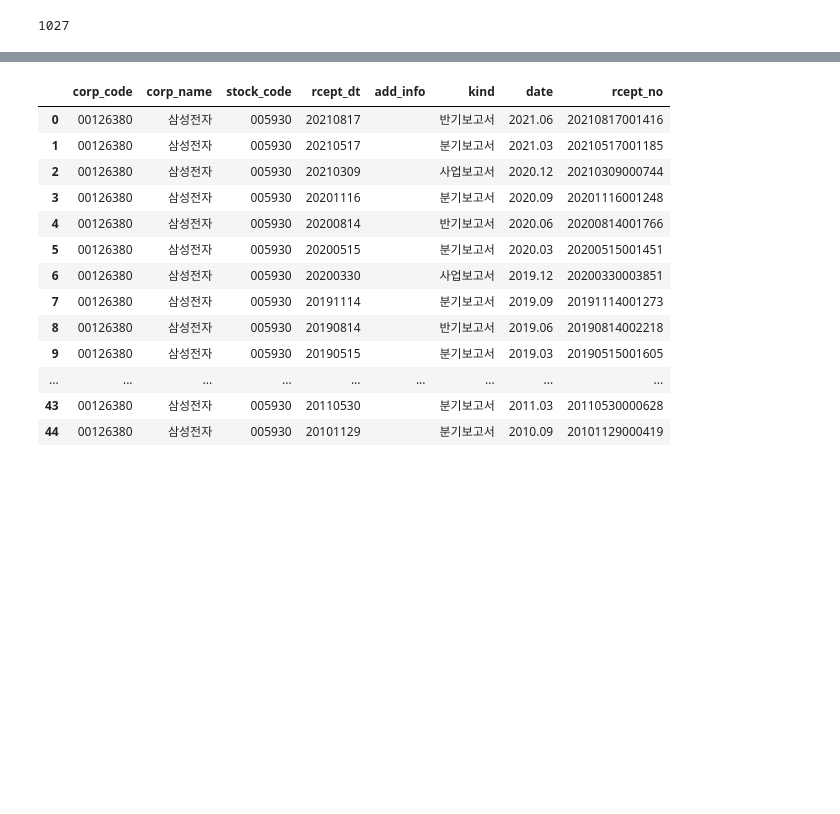
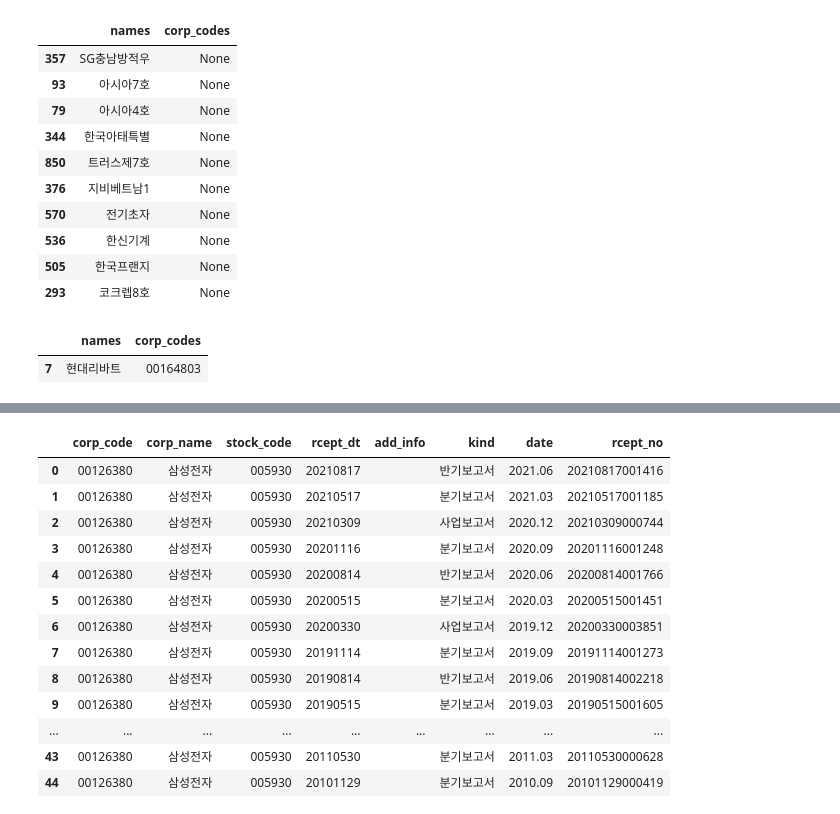
Before and after one commit to ajcltm/DataAPI, a Jupyter notebook: 211028_dartApi.ipynb, the cells around one changed output, grey strips where cells are left out. Cells and saved outputs as stored; diff of their text form; code cells hidden in the pictures; blank space fills up the shorter version.

```diff
--- a/211028_dartApi.ipynb
+++ b/211028_dartApi.ipynb
@@ -17,11 +17,43 @@ import requests
 folderPath = Path.home().joinpath('Desktop','dataBackUp(211027)')
 stockN = pd.read_parquet(folderPath/'stockNumberOfSharesDB.parquet')
 con = stockN.loc[:,'kindOfStock'] == 'commonStock'
-tickers = stockN.loc[con, 'ticker'].unique().tolist()
+names = stockN.loc[con, 'name'].unique().tolist()
+
+corp_codes = []
+fail_corp_codes = []
+for name in tqdm(names) :
+    try:
+        corp_code = dart.find_corp_code(name)
+        corp_codes.append(corp_code)
+    except :
+        fail_corp_codes.append(corp_code)
-# %%
-len(tickers)
-# %% [output]
-1027
+# %%
+name_code_df = pd.DataFrame(
+    {   'names' : names,
+        'corp_codes' : corp_codes
+        }
+        )
+# %%
+con = name_code_df.loc[:, 'corp_codes'].isnull()
+name_code_df.loc[con].sample(10)
+# %% [output]
+|  | names | corp_codes |
+| 357 | SG충남방적우 | None |
+| 93 | 아시아7호 | None |
+| 79 | 아시아4호 | None |
+| 344 | 한국아태특별 | None |
+| 850 | 트러스제7호 | None |
+| 376 | 지비베트남1 | None |
+| 570 | 전기초자 | None |
+| 536 | 한신기계 | None |
+| 505 | 한국프랜지 | None |
+| 293 | 코크렙8호 | None |
+# %%
+con = name_code_df.loc[:,'corp_codes'] == '00164803'
+name_code_df.loc[con]
+# %% [output]
+|  | names | corp_codes |
+| 7 | 현대리바트 | 00164803 |
 # %%
 def checkOrder(current_m, before_m):
     dic = {'03':'12', '06':'03', '09':'06', '12':'09'}
```
Also changed, not shown: parts of 4 cells of this notebook, 1 other file.
